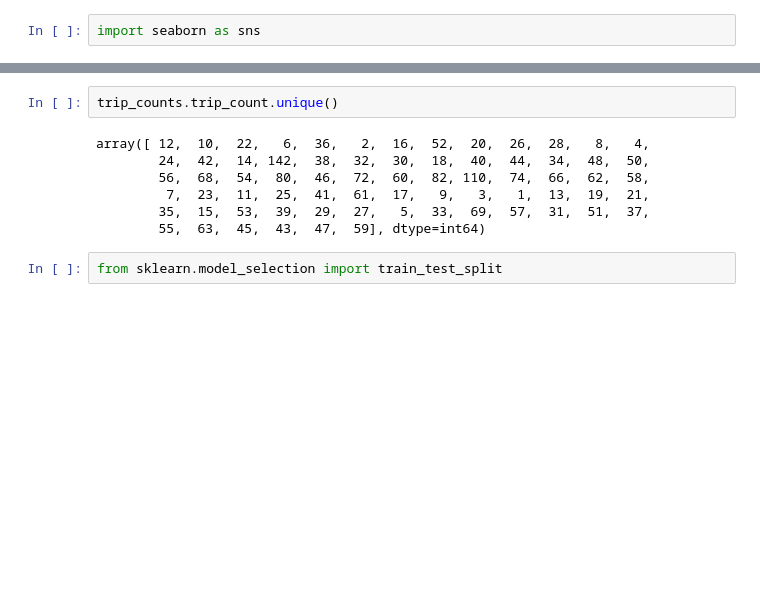
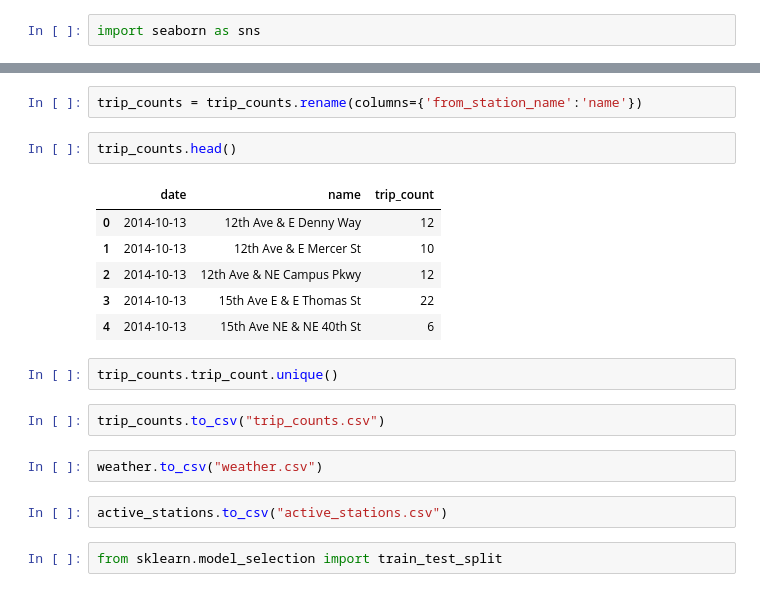
Before and after one commit to AndrewBoyne/my_qa_repo, a Jupyter notebook: Week 9/end of day after one hot names.ipynb, the cells around one changed output, grey strips where cells are left out. Saved outputs shown, nothing was run; the diff lists cells and outputs as text; blank space fills up the shorter version.

Commit message:
E1 after one hotting trips weather
E1 after one hotting trips weather

```diff
--- a/Week 9/end of day after one hot names.ipynb
+++ b/Week 9/end of day after one hot names.ipynb
@@ -384,12 +385,22 @@ trip_counts.head()
+# %%
+trip_counts = trip_counts.rename(columns={'from_station_name':'name'})
+# %%
+trip_counts.head()
+# %% [output]
+|  | date | name | trip_count |
+| 0 | 2014-10-13 | 12th Ave & E Denny Way | 12 |
+| 1 | 2014-10-13 | 12th Ave & E Mercer St | 10 |
+| 2 | 2014-10-13 | 12th Ave & NE Campus Pkwy | 12 |
+| 3 | 2014-10-13 | 15th Ave E & E Thomas St | 22 |
+| 4 | 2014-10-13 | 15th Ave NE & NE 40th St | 6 |
 # %%
 trip_counts.trip_count.unique()
-# %% [output]
-array([ 12,  10,  22,   6,  36,   2,  16,  52,  20,  26,  28,   8,   4,
-        24,  42,  14, 142,  38,  32,  30,  18,  40,  44,  34,  48,  50,
-        56,  68,  54,  80,  46,  72,  60,  82, 110,  74,  66,  62,  58,
-         7,  23,  11,  25,  41,  61,  17,   9,   3,   1,  13,  19,  21,
-        35,  15,  53,  39,  29,  27,   5,  33,  69,  57,  31,  51,  37,
-        55,  63,  45,  43,  47,  59], dtype=int64)
+# %%
+trip_counts.to_csv("trip_counts.csv")
+# %%
+weather.to_csv("weather.csv")
+# %%
+active_stations.to_csv("active_stations.csv")
 # %%
 from sklearn.model_selection import train_test_split
 # %%
```
Also changed, not shown: parts of 9 cells of this notebook, 4 other files.
